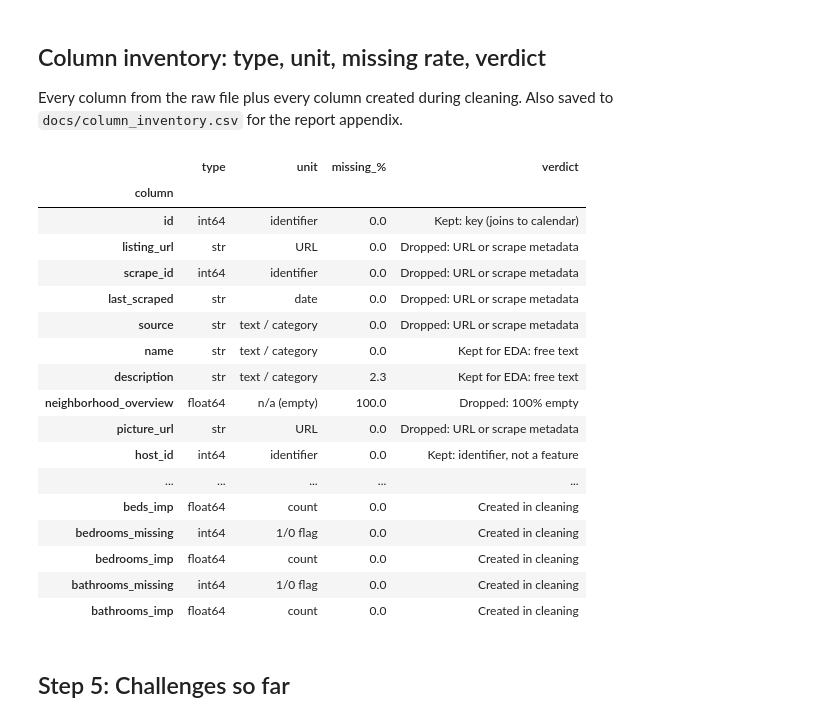
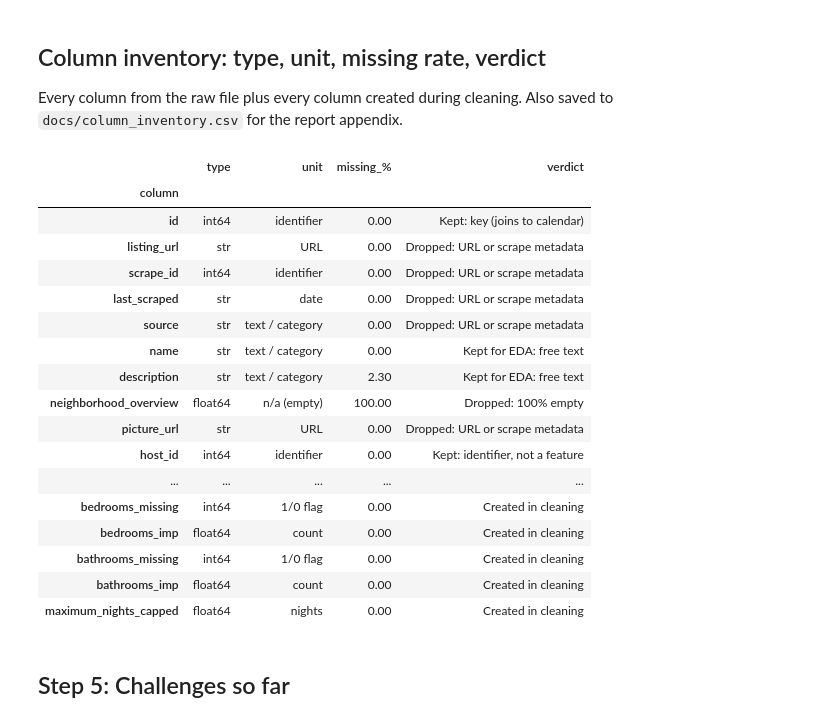
Before and after one commit to varunavy/data230-london-airbnb, a Jupyter notebook: notebooks/01_cleaning.ipynb, the cells around one changed output. Saved outputs shown, nothing was run; the diff lists cells and outputs as text; code cells hidden in the pictures.

Commit message:
Handle maximum_nights placeholder; finalize cleaning

```diff
--- a/notebooks/01_cleaning.ipynb
+++ b/notebooks/01_cleaning.ipynb
@@ -19,10 +19,12 @@ print(df.shape)
 First and last rows, column types, and summary statistics before any changes.
 # %%
 pd.set_option("display.max_columns", 100)
+pd.set_option("display.max_rows", 200)
+pd.set_option("display.float_format", "{:,.2f}".format)
 display(df.head(3))
 display(df.tail(3))
 df.info()
-display(df.describe().T.round(2))
+display(df.describe().T)
 # %% [output]
 |  | id | listing_url | scrape_id | last_scraped | source | name | description | neighborhood_overview | ... |
 | 0 | 11551 | https://www.airbnb.com/rooms/11551 | 20260619061251 | 2026-06-25 | city scrape | Artistic London Pied-à-Terre | Live like a local in this quintes... | NaN | ... |
@@ -246,0 +256,10 @@ minnights_over_year 25
+# %%
+sentinel = 2_147_483_647
+night_cols = ["maximum_nights", "minimum_maximum_nights", "maximum_maximum_nights", "maximum_nights_avg_ntm"]
+notes["max_nights_sentinel"] = int((clean["maximum_nights"] == sentinel).sum())
+notes["max_nights_over"] = int((clean["maximum_nights"] > 1125).sum())
+clean["maximum_nights_capped"] = clean["maximum_nights"].clip(upper=1125)
+clean.to_csv("../data/listings_clean.csv", index=False)
+print("maximum_nights at the placeholder:", notes["max_nights_sentinel"])
+print("maximum_nights above 1,125:", notes["max_nights_over"])
+print(clean[night_cols].eq(sentinel).sum())
@@ -384,7 +421,7 @@ def unit_of(c, s):
     n_ = c.lower()
     if s.isna().all():
         return "n/a (empty)"
-    if "date" in n_ or n_.endswith("_review") or n_ in ("last_scraped", "calendar_last_scraped"):
+    if n_.endswith("_date") or n_.endswith("_review") or n_ in ("last_scraped", "calendar_last_scraped"):
         return "date"
     if n_ == "id" or n_.endswith("_id"):
         return "identifier"
@@ -440,49 +477,49 @@ def verdict_of(c, s, unit):
         return "Kept for EDA only: leakage"
     if c == "price":
         return "Converted to number (GBP); see price_capped"
     if c in created:
         return "Created in cleaning"
     if unit == "identifier":
         return "Kept: identifier, not a feature"
     if unit == "date":
         return "Kept for EDA: date"
     if pd.api.types.is_numeric_dtype(s):
         return "Kept: candidate feature"
     if s.nunique() <= 300:
         return "Kept: categorical feature candidate"
     return "Kept for EDA: free text"
 
 rows = []
 for c in list(df.columns) + created:
     s = clean[c] if c in clean.columns else df[c]
     u = unit_of(c, s)
     rows.append({"column": c, "type": str(s.dtype), "unit": u,
                  "missing_%": round(s.isna().mean() * 100, 1),
                  "verdict": verdict_of(c, s, u)})
 inventory = pd.DataFrame(rows).set_index("column")
 os.makedirs("../docs", exist_ok=True)
 inventory.to_csv("../docs/column_inventory.csv")
 pd.set_option("display.max_rows", 200)
 display(inventory)
 # %% [output]
 |  | type | unit | missing_% | verdict |
 | column |  |  |  |  |
-| id | int64 | identifier | 0.0 | Kept: key (joins to calendar) |
-| listing_url | str | URL | 0.0 | Dropped: URL or scrape metadata |
-| scrape_id | int64 | identifier | 0.0 | Dropped: URL or scrape metadata |
-| last_scraped | str | date | 0.0 | Dropped: URL or scrape metadata |
-| source | str | text / category | 0.0 | Dropped: URL or scrape metadata |
-| name | str | text / category | 0.0 | Kept for EDA: free text |
-| description | str | text / category | 2.3 | Kept for EDA: free text |
-| neighborhood_overview | float64 | n/a (empty) | 100.0 | Dropped: 100% empty |
-| picture_url | str | URL | 0.0 | Dropped: URL or scrape metadata |
-| host_id | int64 | identifier | 0.0 | Kept: identifier, not a feature |
+| id | int64 | identifier | 0.00 | Kept: key (joins to calendar) |
+| listing_url | str | URL | 0.00 | Dropped: URL or scrape metadata |
+| scrape_id | int64 | identifier | 0.00 | Dropped: URL or scrape metadata |
+| last_scraped | str | date | 0.00 | Dropped: URL or scrape metadata |
+| source | str | text / category | 0.00 | Dropped: URL or scrape metadata |
+| name | str | text / category | 0.00 | Kept for EDA: free text |
+| description | str | text / category | 2.30 | Kept for EDA: free text |
+| neighborhood_overview | float64 | n/a (empty) | 100.00 | Dropped: 100% empty |
+| picture_url | str | URL | 0.00 | Dropped: URL or scrape metadata |
+| host_id | int64 | identifier | 0.00 | Kept: identifier, not a feature |
 | ... | ... | ... | ... | ... |
-| beds_imp | float64 | count | 0.0 | Created in cleaning |
-| bedrooms_missing | int64 | 1/0 flag | 0.0 | Created in cleaning |
-| bedrooms_imp | float64 | count | 0.0 | Created in cleaning |
-| bathrooms_missing | int64 | 1/0 flag | 0.0 | Created in cleaning |
-| bathrooms_imp | float64 | count | 0.0 | Created in cleaning |
+| bedrooms_missing | int64 | 1/0 flag | 0.00 | Created in cleaning |
+| bedrooms_imp | float64 | count | 0.00 | Created in cleaning |
+| bathrooms_missing | int64 | 1/0 flag | 0.00 | Created in cleaning |
+| bathrooms_imp | float64 | count | 0.00 | Created in cleaning |
+| maximum_nights_capped | float64 | nights | 0.00 | Created in cleaning |
 # %% [markdown]
 ## Step 5: Challenges so far
 # %% [markdown]
```
Also changed, not shown: parts of 7 cells of this notebook, 1 other file.
